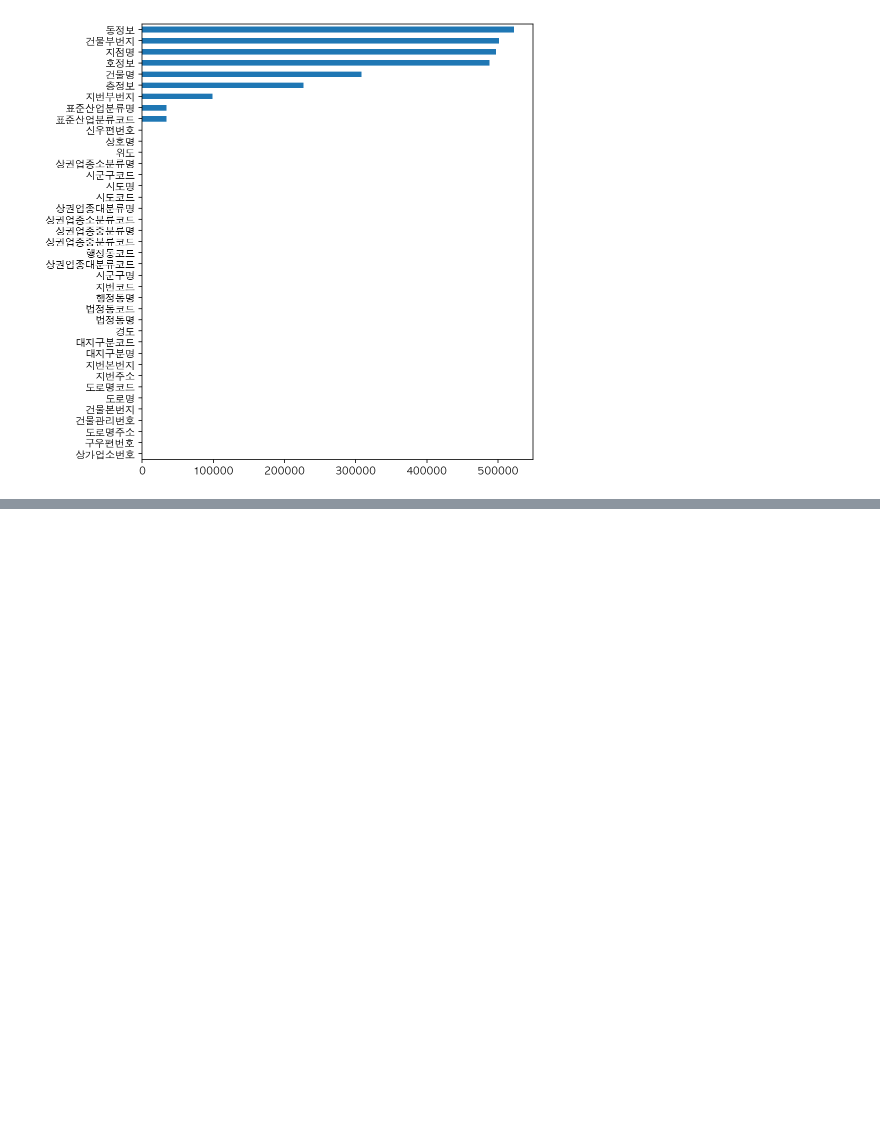
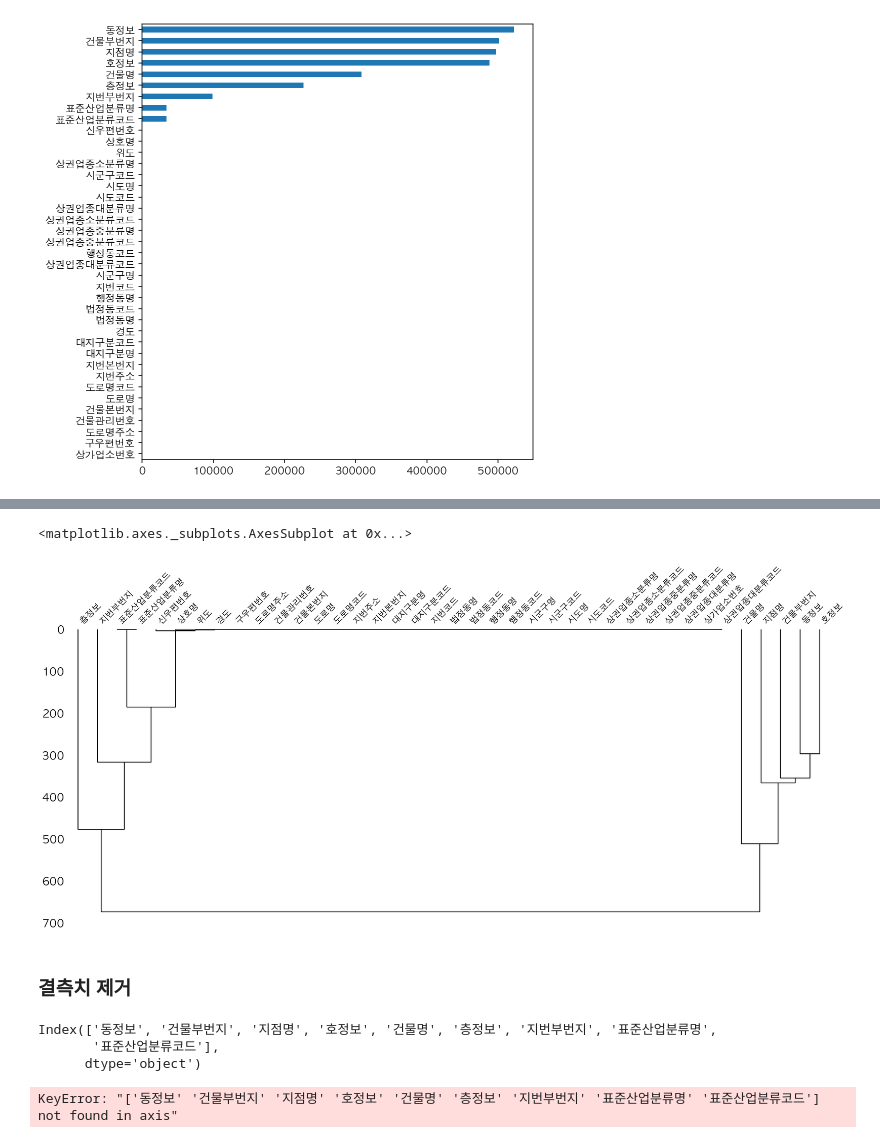
Before and after one commit to MovingKyo/python_data_visualization, a Jupyter notebook: 상가 상권 분석 데이터 시각화.ipynb, the cells around one changed output, grey strips where cells are left out. Cells and saved outputs as stored; diff of their text form; code cells hidden in the pictures; blank space fills up the shorter version.

```diff
--- a/상가 상권 분석 데이터 시각화.ipynb
+++ b/상가 상권 분석 데이터 시각화.ipynb
@@ -137,0 +153,23 @@ n.sort_values().plot.barh(figsize=(7,8))
+# %%
+# 상관관계를 알아볼 수 있다.
+msno.dendrogram(df)
+# %% [output]
+<matplotlib.axes._subplots.AxesSubplot at 0x...>
+[figure, added]
+# %% [markdown]
+### 결측치 제거
+# %%
+not_use = n.sort_values(ascending=False).head(9)
+not_use_col = not_use.index
+not_use_col
+# %% [output]
+Index(['동정보', '건물부번지', '지점명', '호정보', '건물명', '층정보', '지번부번지', '표준산업분류명',
+       '표준산업분류코드'],
+      dtype='object')
+# %%
+# not_use_col에서 조회되는 컬럼(결측치가 많은 순서로 추출했을 때 상위 10개 항목)을 삭제한다.
+# axis = 0 이면 행을 기준으로 한다. 1이면 열을 기준으로 한다.
+# 여기서는 열을 기준으로 not_use_col을 조회할 것이므로 axis=1로 설정한다.
+df = df.drop(not_use_col, axis = 1)
+# %% [output]
+KeyError: "['동정보' '건물부번지' '지점명' '호정보' '건물명' '층정보' '지번부번지' '표준산업분류명' '표준산업분류코드'] not found in axis"
```
Also changed, not shown: parts of 35 cells of this notebook.
